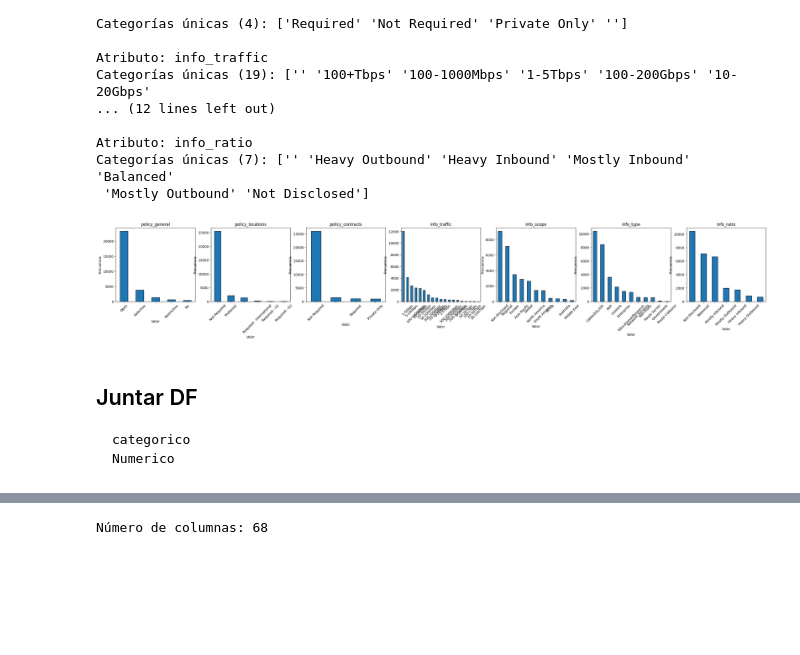
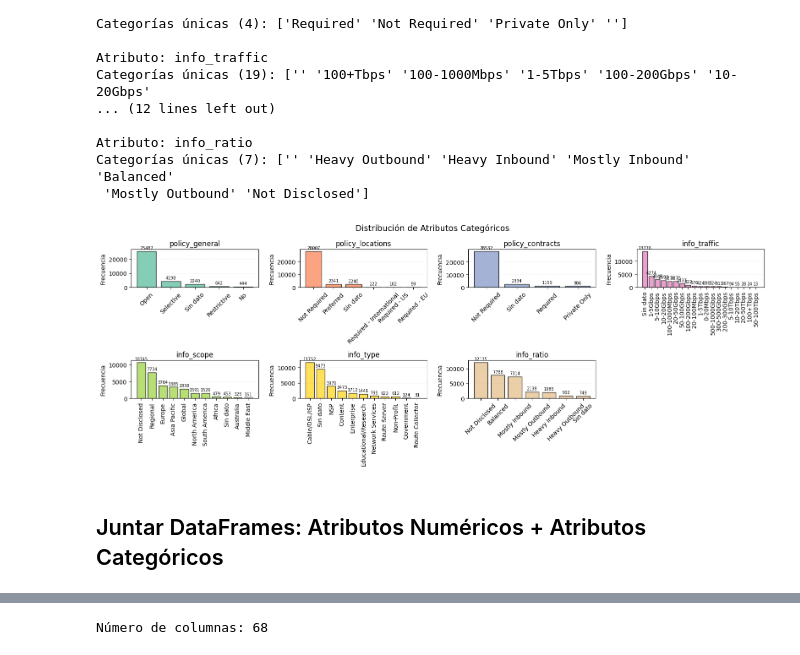
Before and after one commit to valesteban/TrabajoTesis, a Jupyter notebook: create_as_attr.ipynb, the cells around one changed output, grey strips where cells are left out. Drawn from its saved outputs; the diff is of its cells as text; code cells hidden in the pictures; blank space fills up the shorter version.

```diff
--- a/create_as_attr.ipynb
+++ b/create_as_attr.ipynb
@@ -90,5 +94,5 @@ Cada Sistema Autonomo registrado tendra la siguiente Informacion:
 # %%
-def dowload_peeringdb(year:str='2022',month:str='01',day:str='01'):
+def dowload_peeringdb(year:str, month:str, day:str, output_dir:str='data/peeringdb/'):
     """
     Download the latest PeeringDB data from the official website.
     """
@@ -97,7 +101,7 @@ def dowload_peeringdb(year:str='2022',month:str='01',day:str='01'):
     url = f"https://publicdata.caida.org/datasets/peeringdb/{year}/{month}/peeringdb_2_dump_{year}_{month}_{day}.json"
 
     # Carpeta donde se guarda el archivo
-    file_path = os.path.join('data/peeringdb', "peeringdb.json")
+    file_path = os.path.join(output_dir, f"peeringdb_{year}_{month_number_to_name(month)}_{day}.json")
 
     # Descargar el archivo
     try:
@@ -110,3 +114,4 @@ def dowload_peeringdb(year:str='2022',month:str='01',day:str='01'):
         file.write(response.content)
 
     print(f"Downloaded PeeringDB data to {file_path}")
+    return file_path
@@ -122,9 +131,18 @@ NameError: name 'e' is not defined
+# %%
+meses = ['enero', 'febrero', 'marzo', 'abril', 'mayo', 'junio', 'julio', 'agosto', 'septiembre', 'octubre', 'noviembre', 'diciembre']
+DIA = '01'
+DATA_PATH = '/media/valentina/KINGSTON/TESIS/data/'
+OUTPUT_DIR = DATA_PATH + 'peeringdb/'
+
+for mes in meses:
+    peeringdb_file_path = dowload_peeringdb(ANO, month_name_to_number(mes), DIA, OUTPUT_DIR)
 # %%
 import json
 
-peeringdb_file = 'data/peeringdb/peeringdb.json'
-with open(peeringdb_file) as f:
+with open(peeringdb_file_path) as f:
     data = json.load(f)['net']['data']
     first_as = data[0]
-    print(first_as.keys())
+    print("Llaves ASN:")
+    for key in first_as.keys():
+        print(f"  * {key}: {type(first_as[key])}")
 # %% [output]
@@ -320,28 +380,53 @@ Atributo: info_ratio
 Categorías únicas (7): ['' 'Heavy Outbound' 'Heavy Inbound' 'Mostly Inbound' 'Balanced'
  'Mostly Outbound' 'Not Disclosed']
 # %%
+# Ahora graficamos los atributos categóricos (estilo como la imagen)
+attrs = list(categorical_list)
+n = len(attrs)
 
+ncols = 4
+nrows = int(np.ceil(n / ncols))
 
-# Ahora graficamos usando subplots
-num_cols = len(categorical_list)  # cantidad de columnas
-fig, axs = plt.subplots(1, num_cols, figsize=(5*num_cols, 4))
+fig, axs = plt.subplots(nrows, ncols, figsize=(16, 6))
+axs = np.array(axs).reshape(-1)  # flatten
 
-# Para cada atributo y su correspondiente subplot
-for i, attr in enumerate(categorical_list):
-    value_counts = cat_df[attr].value_counts()
+colors = ["#66c2a5", "#fc8d62", "#8da0cb", "#e78ac3", "#a6d854", "#ffd92f", "#e5c494", "#b3b3b3"]
 
-    value_counts.plot(kind='bar', ax=axs[i], edgecolor='black')
-    axs[i].set_title(attr)
-    axs[i].set_xlabel('Valor')
-    axs[i].set_ylabel('Frecuencia')
-    axs[i].tick_params(axis='x', rotation=45)
+def _clean_category(x):
+    if x is None or (isinstance(x, float) and np.isnan(x)) or x == "":
+        return "Sin dato"
+    return str(x)
+
+for i, attr in enumerate(attrs):
+    ax = axs[i]
+    series = cat_df[attr].map(_clean_category)
+    value_counts = series.value_counts(dropna=False)
+    color = colors[i % len(colors)]
+
+    bars = ax.bar(value_counts.index.astype(str), value_counts.values, edgecolor="black", alpha=0.8, color=color)
+    ax.set_title(attr)
+    ax.set_xlabel("")
+    ax.set_ylabel("Frecuencia")
+    ax.grid(axis="y", alpha=0.2, linestyle="--")
+
+    # Rotación dinámica según cantidad de categorías
+    rotation = 90 if len(value_counts) > 8 else 45
+    ax.tick_params(axis="x", rotation=rotation)
+
+    # Etiquetas con el conteo arriba de cada barra
+    ax.bar_label(bars, labels=[str(v) for v in value_counts.values], padding=2, fontsize=7, rotation=0)
+
+# Ocultar ejes sobrantes
+for j in range(n, len(axs)):
+    axs[j].axis("off")
+
+fig.suptitle("Distribución de Atributos Categóricos", fontsize=14)
+plt.tight_layout()
+plt.show()
 # %% [output]
-[figure, old version]
+[figure, new version]
 # %% [markdown]
-## Juntar DF
-
-    categorico
-    Numerico
+## Juntar DataFrames: Atributos Numéricos + Atributos Categóricos
 # %%
 
 
```
Also changed, not shown: parts of 25 cells of this notebook, 1 other file.
